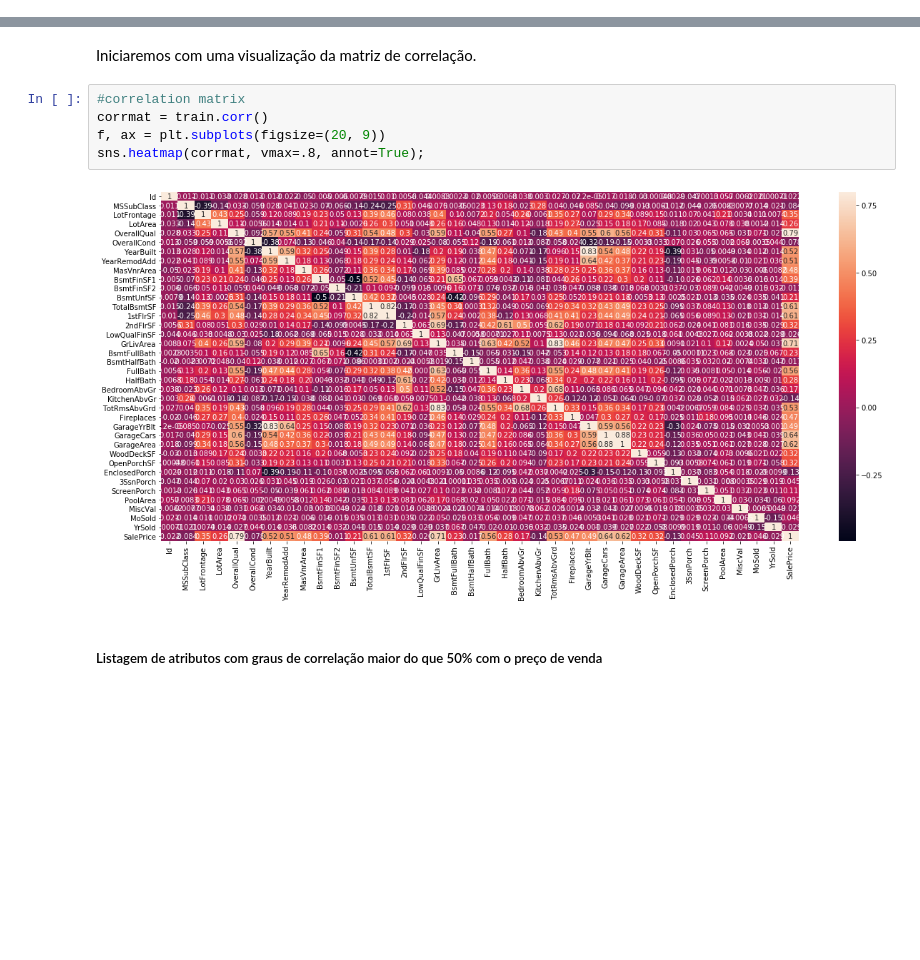
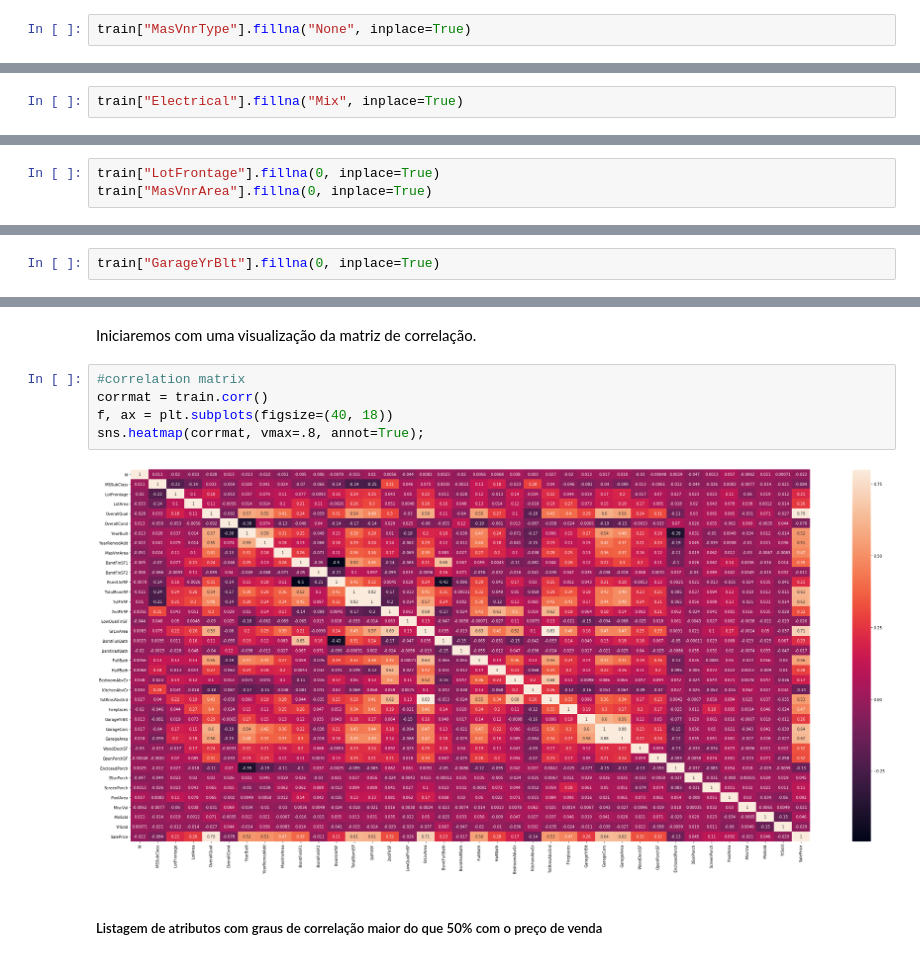
Before and after one commit to robsonrung/MLND-Capstone-Project, a Jupyter notebook: MLND-Capstone-Projeto.ipynb, the cells around one changed output, grey strips where cells are left out. Drawn from its saved outputs; the diff is of its cells as text; blank space fills up the shorter version.

```diff
--- a/MLND-Capstone-Projeto.ipynb
+++ b/MLND-Capstone-Projeto.ipynb
@@ -103,0 +163,2 @@ train = pd.read_csv("train.csv")
+# %%
+train["MasVnrType"].fillna("None", inplace=True)
@@ -103,0 +167,2 @@ train = pd.read_csv("train.csv")
+# %%
+train["Electrical"].fillna("Mix", inplace=True)
@@ -103,0 +171,3 @@ train = pd.read_csv("train.csv")
+# %%
+train["LotFrontage"].fillna(0, inplace=True)
+train["MasVnrArea"].fillna(0, inplace=True)
@@ -103,0 +176,2 @@ train = pd.read_csv("train.csv")
+# %%
+train["GarageYrBlt"].fillna(0, inplace=True)
@@ -160,10 +243,10 @@ Iniciaremos com uma visualização da matriz de correlação.
 # %%
 #correlation matrix
 corrmat = train.corr()
-f, ax = plt.subplots(figsize=(20, 9))
+f, ax = plt.subplots(figsize=(40, 18))
 sns.heatmap(corrmat, vmax=.8, annot=True);
 # %% [output]
-[figure, old version]
+[figure, new version]
 # %% [markdown]
 ##### Listagem de atributos com graus de correlação maior do que 50% com o preço de venda
 # %%
```
Also changed, not shown: parts of 35 cells of this notebook.
